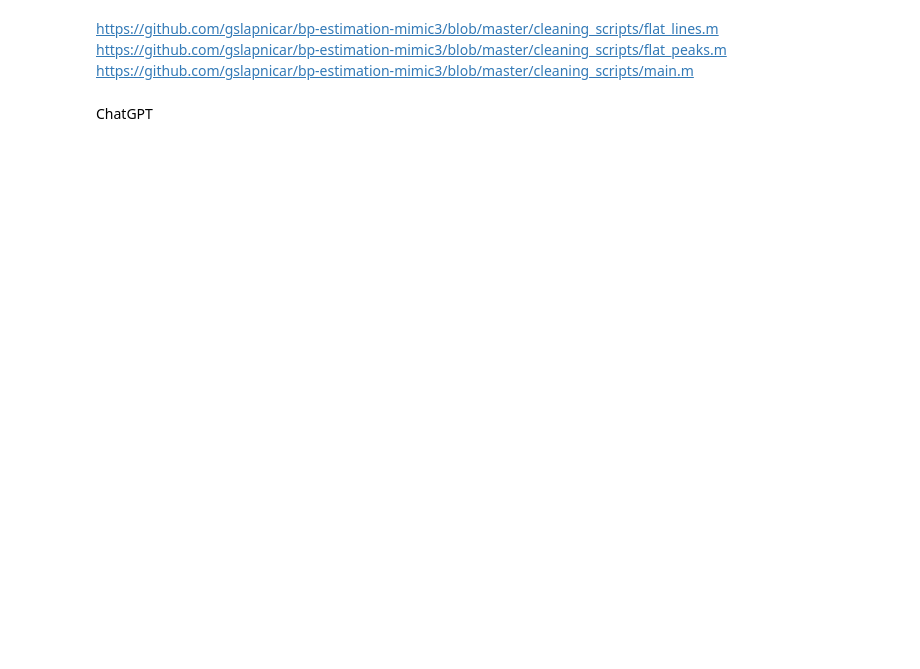
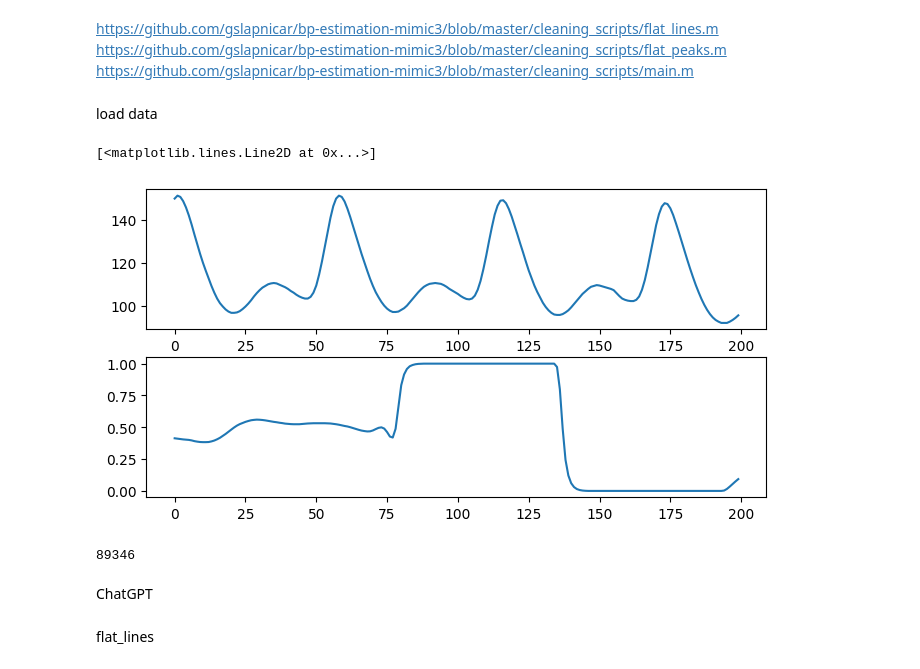
Before and after one commit to ax6000/BloodPressureEstimation, a Jupyter notebook: notebooks/del_flat_waves.ipynb, the cells around one changed output. Cells and saved outputs as stored; diff of their text form; code cells hidden in the pictures; blank space fills up the shorter version.

```diff
--- a/notebooks/del_flat_waves.ipynb
+++ b/notebooks/del_flat_waves.ipynb
@@ -5,3 +18,26 @@ https://github.com/gslapnicar/bp-estimation-mimic3/blob/master/cleaning_scripts/
+# %% [markdown]
+load data
+# %%
+path = r"D:\minowa\BloodPressureEstimation\data\raw\ppgabp\p00\p000652\3019644_0001.npy"
+save_dir=r"..\data\processed\test"
+# %%
+sig = np.load(path)
+start = 217600
+length=200
+end = 111100
+fig, axes = plt.subplots(2,1,figsize=(8,4))
+axes[0].plot(sig[start:start+length,0])
+axes[1].plot(sig[start:start+length,1])
+# %% [output]
+[<matplotlib.lines.Line2D at 0x...>]
+[figure, added]
+# %%
+flat = np.sum(sig[1:,0] == sig[:-1,0])
+flat
+# %% [output]
+89346
 # %% [markdown]
 ChatGPT
+# %% [markdown]
+flat_lines
 # %%
```
Also changed, not shown: parts of 24 cells of this notebook, 2 other files.
